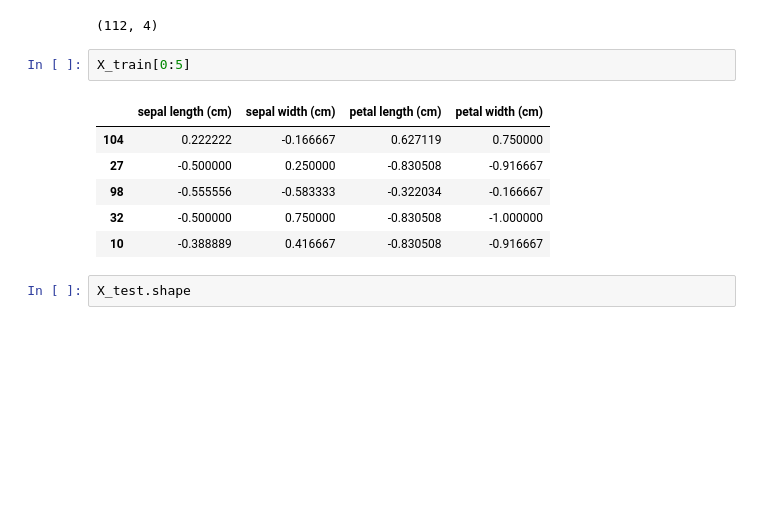
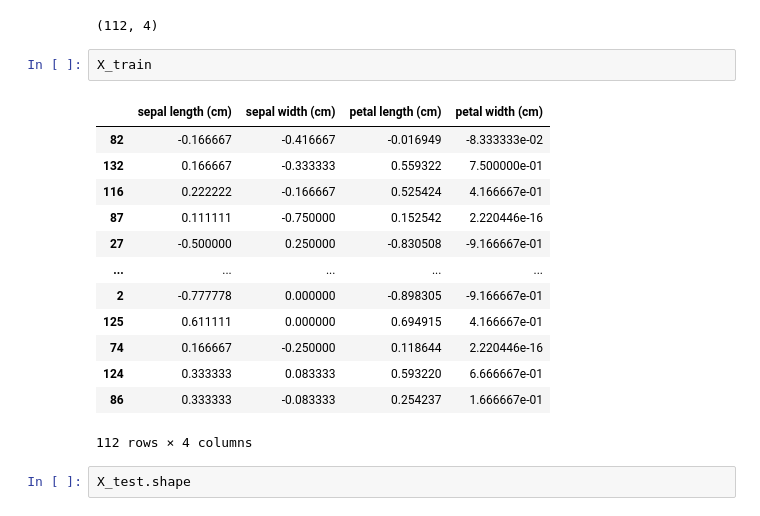
Before and after one commit to assiakhateeb/PPML_lab, a Jupyter notebook: part B/Part_B.ipynb, the cells around one changed output. Saved outputs shown, nothing was run; the diff lists cells and outputs as text; blank space fills up the shorter version.

```diff
--- a/part B/Part_B.ipynb
+++ b/part B/Part_B.ipynb
@@ -99,14 +99,21 @@ X_train.shape
 # %% [output]
 (112, 4)
 # %%
-X_train[0:5]
+X_train
 # %% [output]
 |  | sepal length (cm) | sepal width (cm) | petal length (cm) | petal width (cm) |
-| 104 | 0.222222 | -0.166667 | 0.627119 | 0.750000 |
-| 27 | -0.500000 | 0.250000 | -0.830508 | -0.916667 |
-| 98 | -0.555556 | -0.583333 | -0.322034 | -0.166667 |
-| 32 | -0.500000 | 0.750000 | -0.830508 | -1.000000 |
-| 10 | -0.388889 | 0.416667 | -0.830508 | -0.916667 |
+| 82 | -0.166667 | -0.416667 | -0.016949 | -8.333333e-02 |
+| 132 | 0.166667 | -0.333333 | 0.559322 | 7.500000e-01 |
+| 116 | 0.222222 | -0.166667 | 0.525424 | 4.166667e-01 |
+| 87 | 0.111111 | -0.750000 | 0.152542 | 2.220446e-16 |
+| 27 | -0.500000 | 0.250000 | -0.830508 | -9.166667e-01 |
+| ... | ... | ... | ... | ... |
+| 2 | -0.777778 | 0.000000 | -0.898305 | -9.166667e-01 |
+| 125 | 0.611111 | 0.000000 | 0.694915 | 4.166667e-01 |
+| 74 | 0.166667 | -0.250000 | 0.118644 | 2.220446e-16 |
+| 124 | 0.333333 | 0.083333 | 0.593220 | 6.666667e-01 |
+| 86 | 0.333333 | -0.083333 | 0.254237 | 1.666667e-01 |
+112 rows × 4 columns
 # %%
 X_test.shape
 # %% [output]
```
Also changed, not shown: parts of 16 cells of this notebook.
